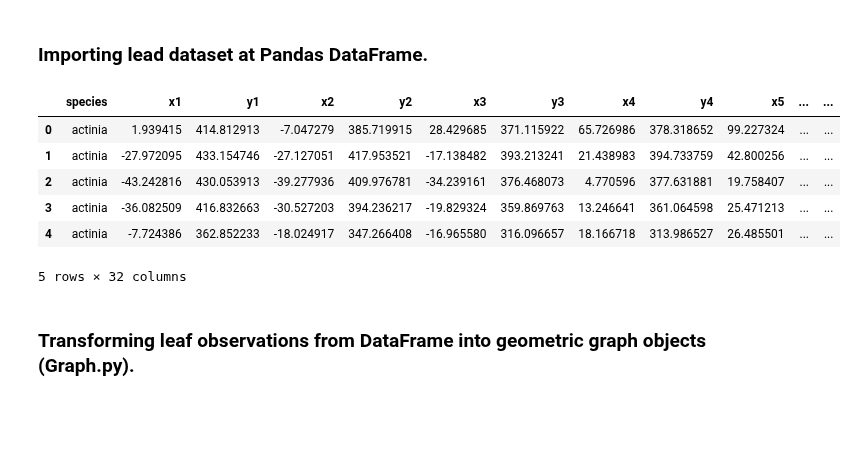
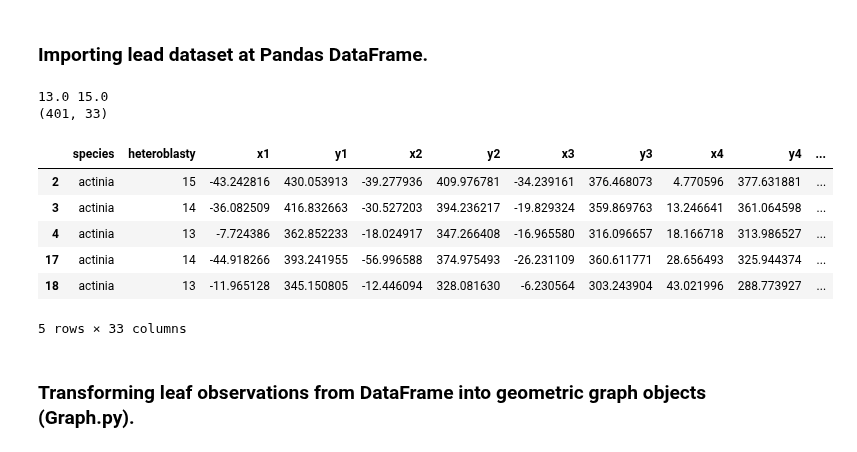
Before and after one commit to compgeomTU/will_rodman_thesis, a Jupyter notebook: leaf_data/maracuya.ipynb, the cells around one changed output. Cells and saved outputs as stored; diff of their text form; code cells hidden in the pictures; blank space fills up the shorter version.

```diff
--- a/leaf_data/maracuya.ipynb
+++ b/leaf_data/maracuya.ipynb
@@ -19,7 +21,7 @@ os.chdir('leaf_data')
 ### Importing lead dataset at Pandas DataFrame.
 # %%
 df = pd.read_csv('maracuya.csv')
-df = df.drop(columns=['plant', 'heteroblasty', 'ontogeny', 'total'])
+df = df.drop(columns=['plant', 'ontogeny', 'total'])
 
 # divide species into seven classes based on the paper
 # https://academic.oup.com/gigascience/article/6/1/giw008/2865207?login=true#supplementary-data
@@ -43,40 +45,50 @@ species_classes = {'miniata':6,
     'caerulea':2,
     'gracilis':3,
     'foetida':3,
     'racemosa':5,
     'tenuifila':2,
     'cristalina':6,
     'ligularis':5,
     'cincinnata':2,
     'coccinea':6,
     'hatschbachii':2,
     'morifolia':3,
     'organensis':1,
     'capsularis':1,
     'edmundoi':2,
     'galbana':6,
     'tricuspis':1,
     'pohlii':1,
     'biflora':1,
     'sidifolia':4,
     'suberosa':2,
     'edulis':5,
     'coriacea':0,
     'kermesina':2}
 
 # replace species names with class in dataset
 df['species_classes'] = df['species'].map(species_classes)
 
+
+# dropping outlying heteroblasty values
+lower_bound = df['heteroblasty'].quantile(0.80)
+upper_bound = df['heteroblasty'].quantile(0.90)
+df = df[(df['heteroblasty'] >= lower_bound) & (df['heteroblasty'] <= upper_bound)]
+
 #printing dataframe head
+print(lower_bound, upper_bound)
+print(df.shape)
 df.head()
 # %% [output]
+13.0 15.0
+(401, 33)
-|  | species | x1 | y1 | x2 | y2 | x3 | y3 | x4 | y4 | x5 | ... | ... |
-| 0 | actinia | 1.939415 | 414.812913 | -7.047279 | 385.719915 | 28.429685 | 371.115922 | 65.726986 | 378.318652 | 99.227324 | ... | ... |
-| 1 | actinia | -27.972095 | 433.154746 | -27.127051 | 417.953521 | -17.138482 | 393.213241 | 21.438983 | 394.733759 | 42.800256 | ... | ... |
-| 2 | actinia | -43.242816 | 430.053913 | -39.277936 | 409.976781 | -34.239161 | 376.468073 | 4.770596 | 377.631881 | 19.758407 | ... | ... |
-| 3 | actinia | -36.082509 | 416.832663 | -30.527203 | 394.236217 | -19.829324 | 359.869763 | 13.246641 | 361.064598 | 25.471213 | ... | ... |
-| 4 | actinia | -7.724386 | 362.852233 | -18.024917 | 347.266408 | -16.965580 | 316.096657 | 18.166718 | 313.986527 | 26.485501 | ... | ... |
+|  | species | heteroblasty | x1 | y1 | x2 | y2 | x3 | y3 | x4 | y4 | ... |
+| 2 | actinia | 15 | -43.242816 | 430.053913 | -39.277936 | 409.976781 | -34.239161 | 376.468073 | 4.770596 | 377.631881 | ... |
+| 3 | actinia | 14 | -36.082509 | 416.832663 | -30.527203 | 394.236217 | -19.829324 | 359.869763 | 13.246641 | 361.064598 | ... |
+| 4 | actinia | 13 | -7.724386 | 362.852233 | -18.024917 | 347.266408 | -16.965580 | 316.096657 | 18.166718 | 313.986527 | ... |
+| 17 | actinia | 14 | -44.918266 | 393.241955 | -56.996588 | 374.975493 | -26.231109 | 360.611771 | 28.656493 | 325.944374 | ... |
+| 18 | actinia | 13 | -11.965128 | 345.150805 | -12.446094 | 328.081630 | -6.230564 | 303.243904 | 43.021996 | 288.773927 | ... |
-5 rows × 32 columns
+5 rows × 33 columns
 # %% [markdown]
 ### Transforming leaf observations from DataFrame into geometric graph objects (Graph.py).
 # %%
```
Also changed, not shown: parts of 6 cells of this notebook.
